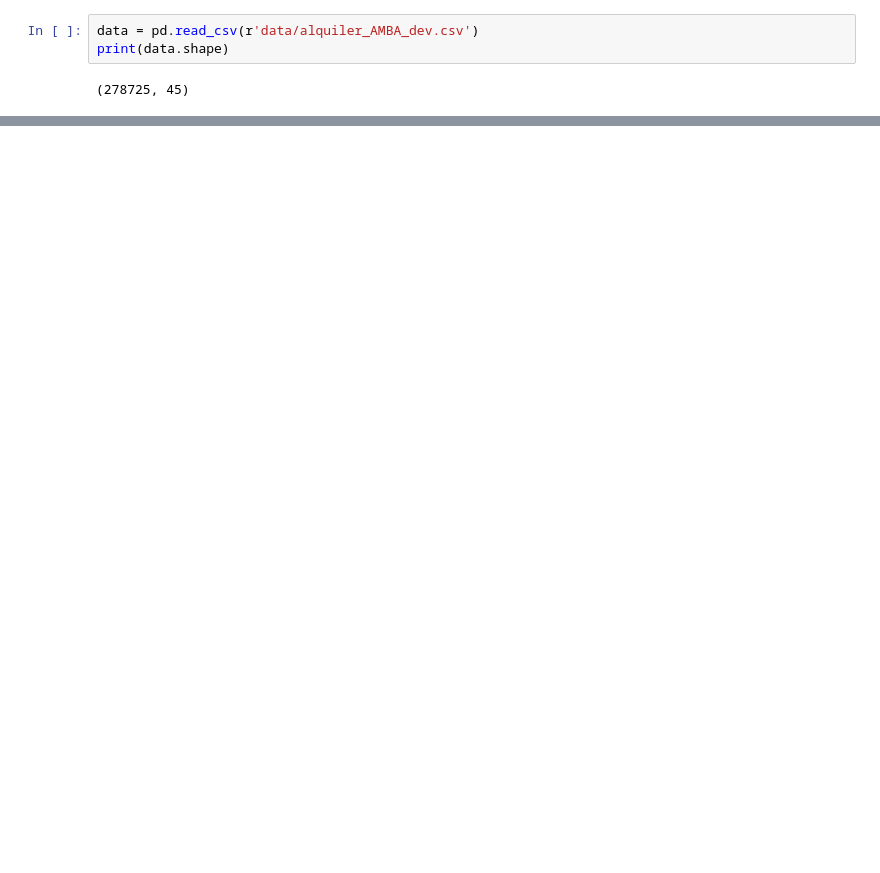
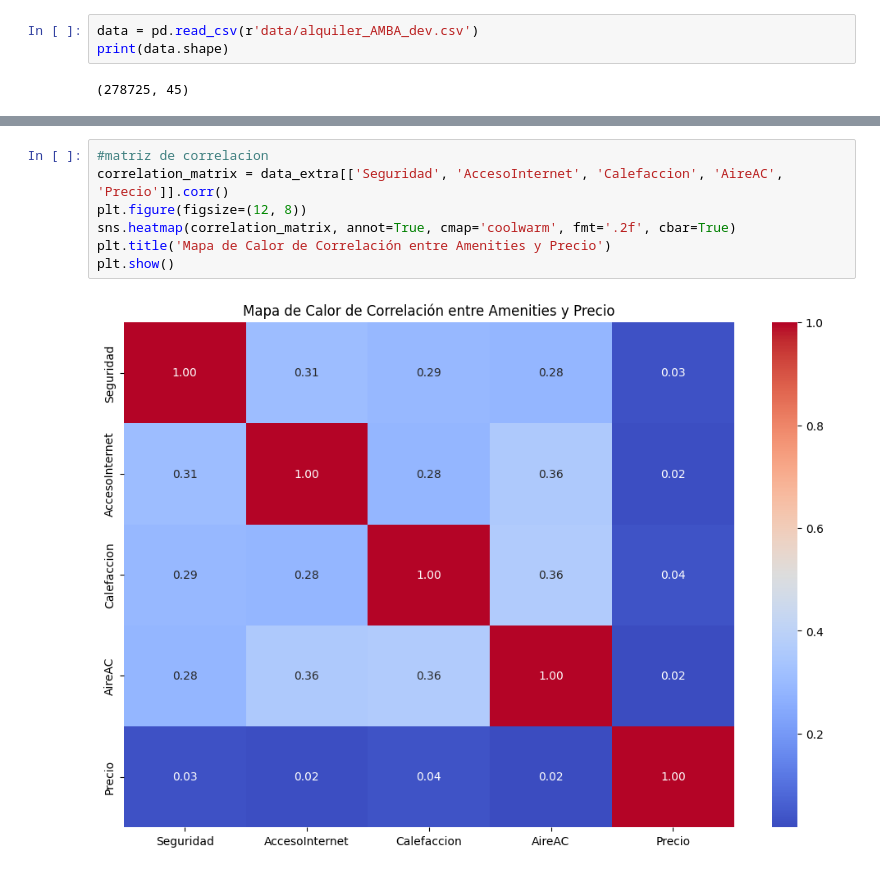
Before and after one commit to TomasD1az/I302_FP, a Jupyter notebook: analisis.ipynb, the cells around one changed output, grey strips where cells are left out. Drawn from its saved outputs; the diff is of its cells as text; blank space fills up the shorter version.

```diff
--- a/analisis.ipynb
+++ b/analisis.ipynb
@@ -49,0 +74,9 @@ Name: count, Length: 14389, dtype: int64
+# %%
+#matriz de correlacion
+correlation_matrix = data_extra[['Seguridad', 'AccesoInternet', 'Calefaccion', 'AireAC', 'Precio']].corr()
+plt.figure(figsize=(12, 8))
+sns.heatmap(correlation_matrix, annot=True, cmap='coolwarm', fmt='.2f', cbar=True)
+plt.title('Mapa de Calor de Correlación entre Amenities y Precio')
+plt.show()
+# %% [output]
+[figure, added]
```
Also changed, not shown: parts of 43 cells of this notebook, 4 other files.
